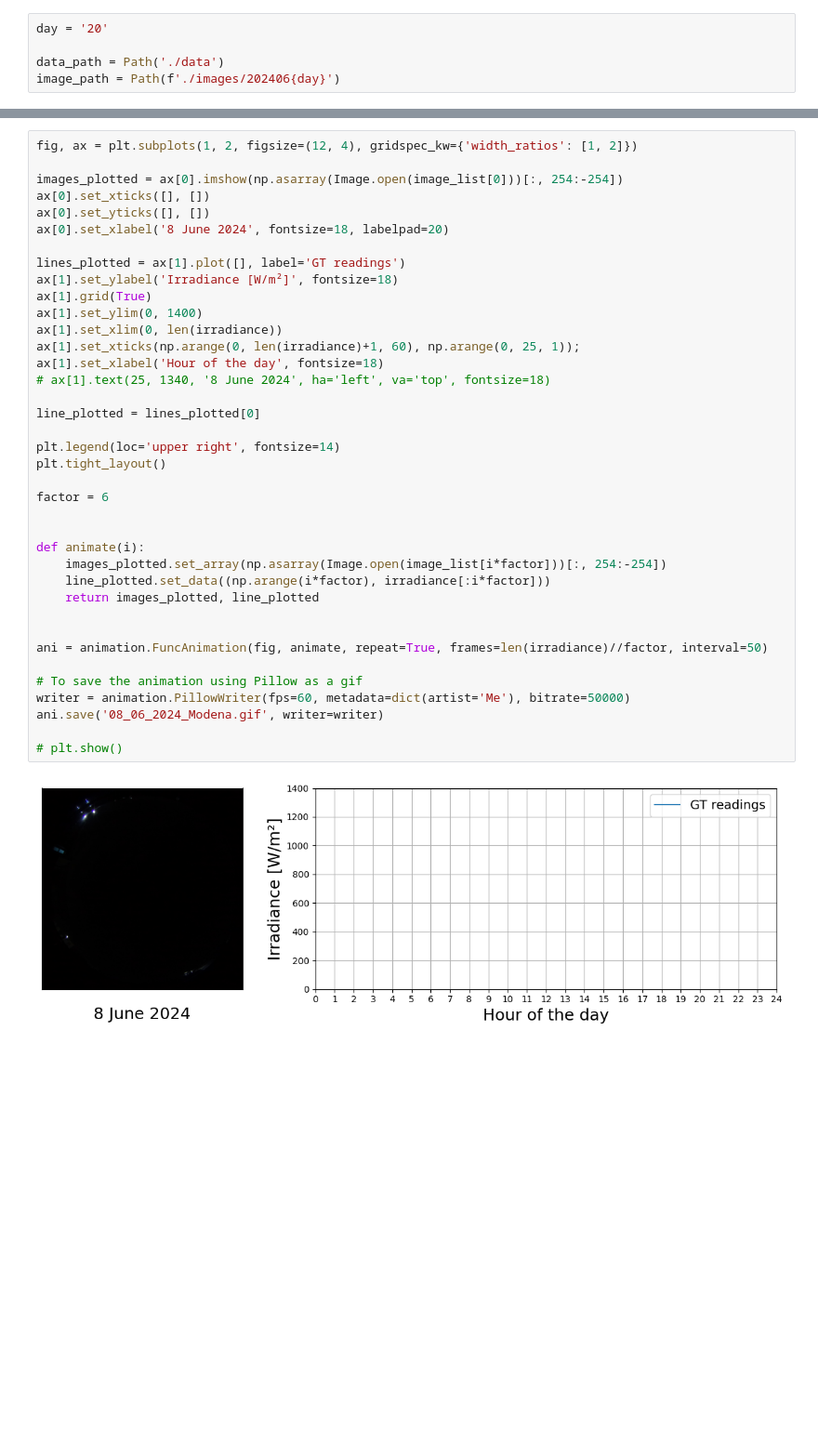
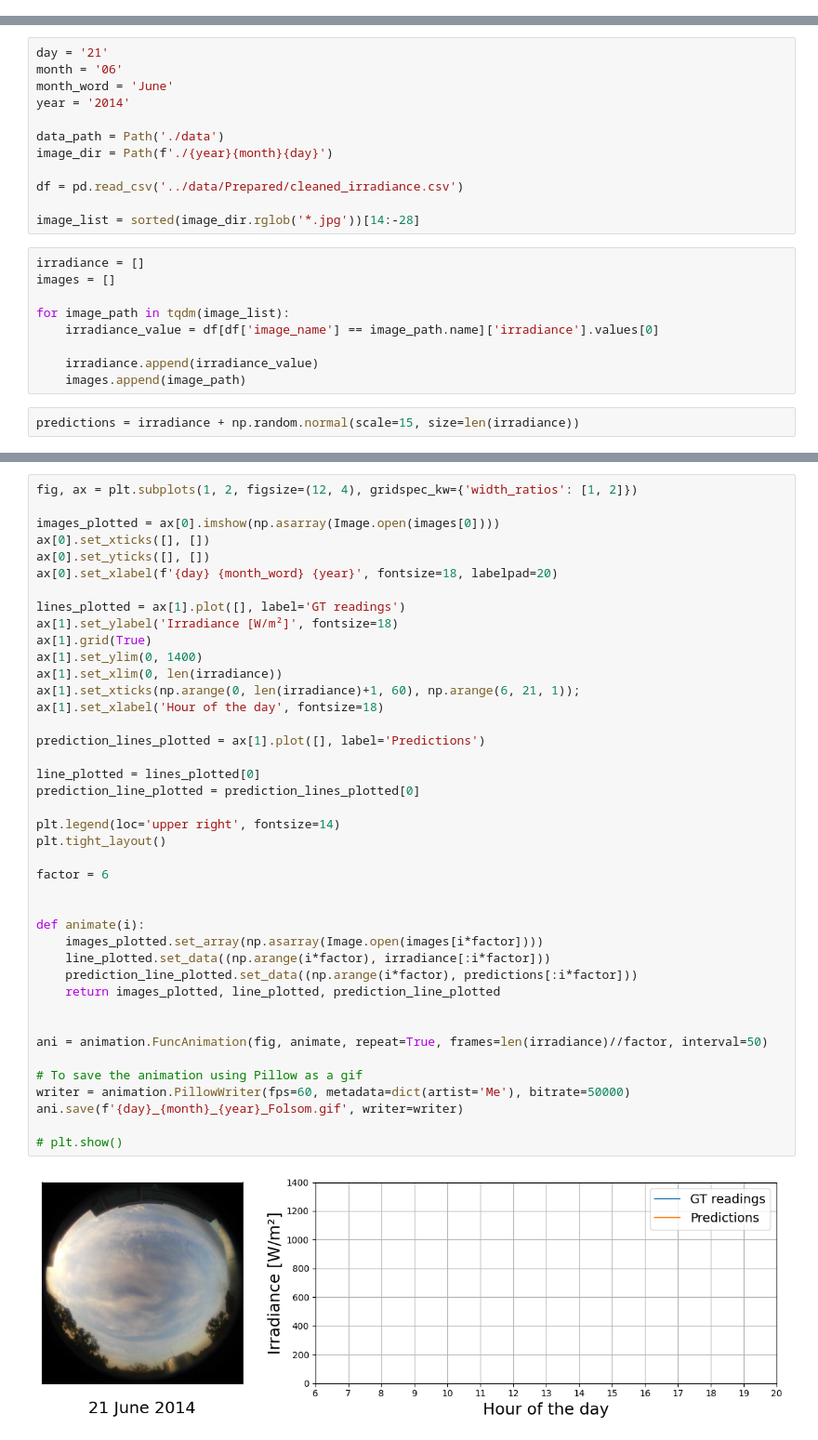
Before and after one commit to PUTvision/solar-irradiance, a Jupyter notebook: notebooks/animation.ipynb, the cells around one changed output, grey strips where cells are left out. Shown at 93% size. Saved outputs shown, nothing was run; the diff lists cells and outputs as text; blank space fills up the shorter version.

```diff
--- a/notebooks/animation.ipynb
+++ b/notebooks/animation.ipynb
@@ -8,7 +8,2 @@ import numpy as np
 from PIL import Image
 from tqdm import tqdm
-# %%
-day = '20'
-
-data_path = Path('./data')
-image_path = Path(f'./images/202406{day}')
@@ -26,0 +10,23 @@ for data_file in tqdm(sorted(data_path.rglob('*.json'))):
+# %%
+day = '21'
+month = '06'
+month_word = 'June'
+year = '2014'
+
+data_path = Path('./data')
+image_dir = Path(f'./{year}{month}{day}')
+
+df = pd.read_csv('../data/Prepared/cleaned_irradiance.csv')
+
+image_list = sorted(image_dir.rglob('*.jpg'))[14:-28]
+# %%
+irradiance = []
+images = []
+
+for image_path in tqdm(image_list):
+    irradiance_value = df[df['image_name'] == image_path.name]['irradiance'].values[0]
+
+    irradiance.append(irradiance_value)
+    images.append(image_path)
+# %%
+predictions = irradiance + np.random.normal(scale=15, size=len(irradiance))
@@ -27,40 +59,43 @@ for data_file in tqdm(sorted(data_path.rglob('*.json'))):
 # %%
 fig, ax = plt.subplots(1, 2, figsize=(12, 4), gridspec_kw={'width_ratios': [1, 2]})
 
-images_plotted = ax[0].imshow(np.asarray(Image.open(image_list[0]))[:, 254:-254])
+images_plotted = ax[0].imshow(np.asarray(Image.open(images[0])))
 ax[0].set_xticks([], [])
 ax[0].set_yticks([], [])
-ax[0].set_xlabel('8 June 2024', fontsize=18, labelpad=20)
+ax[0].set_xlabel(f'{day} {month_word} {year}', fontsize=18, labelpad=20)
 
 lines_plotted = ax[1].plot([], label='GT readings')
 ax[1].set_ylabel('Irradiance [W/m²]', fontsize=18)
 ax[1].grid(True)
 ax[1].set_ylim(0, 1400)
 ax[1].set_xlim(0, len(irradiance))
-ax[1].set_xticks(np.arange(0, len(irradiance)+1, 60), np.arange(0, 25, 1));
+ax[1].set_xticks(np.arange(0, len(irradiance)+1, 60), np.arange(6, 21, 1));
 ax[1].set_xlabel('Hour of the day', fontsize=18)
-# ax[1].text(25, 1340, '8 June 2024', ha='left', va='top', fontsize=18)
+
+prediction_lines_plotted = ax[1].plot([], label='Predictions')
 
 line_plotted = lines_plotted[0]
+prediction_line_plotted = prediction_lines_plotted[0]
 
 plt.legend(loc='upper right', fontsize=14)
 plt.tight_layout()
 
 factor = 6
 
 
 def animate(i):
-    images_plotted.set_array(np.asarray(Image.open(image_list[i*factor]))[:, 254:-254])
+    images_plotted.set_array(np.asarray(Image.open(images[i*factor])))
     line_plotted.set_data((np.arange(i*factor), irradiance[:i*factor]))
-    return images_plotted, line_plotted
+    prediction_line_plotted.set_data((np.arange(i*factor), predictions[:i*factor]))
+    return images_plotted, line_plotted, prediction_line_plotted
 
 
 ani = animation.FuncAnimation(fig, animate, repeat=True, frames=len(irradiance)//factor, interval=50)
 
 # To save the animation using Pillow as a gif
 writer = animation.PillowWriter(fps=60, metadata=dict(artist='Me'), bitrate=50000)
-ani.save('08_06_2024_Modena.gif', writer=writer)
+ani.save(f'{day}_{month}_{year}_Folsom.gif', writer=writer)
 
 # plt.show()
 # %% [output]
-[figure, old version]
+[figure, new version]
```
Also changed, not shown: parts of 4 cells of this notebook, 2 other files.
